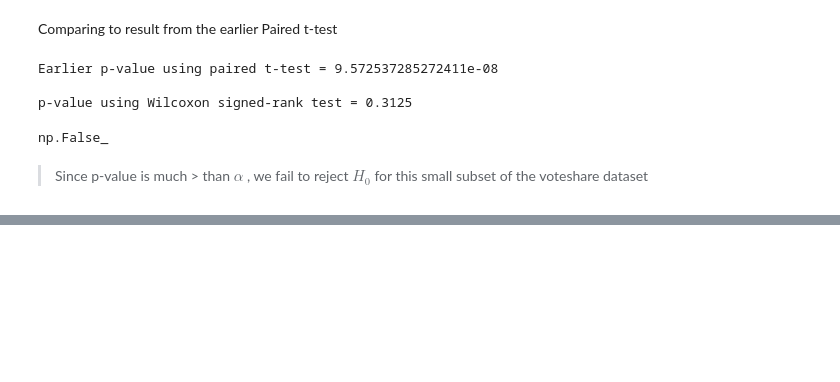
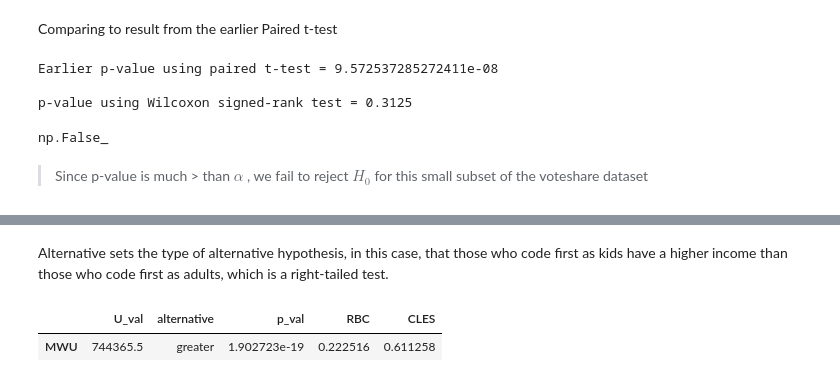
Before and after one commit to abhijeet-bhambere/python-ml-trail, a Jupyter notebook: hypothesis_testing.ipynb, the cells around one changed output, grey strips where cells are left out. Saved outputs shown, nothing was run; the diff lists cells and outputs as text; code cells hidden in the pictures; blank space fills up the shorter version.

```diff
--- a/hypothesis_testing.ipynb
+++ b/hypothesis_testing.ipynb
@@ -1337,0 +1352,12 @@ _____
+# %%
+# taking subset form stackoverflow dataframe
+agevscomp_sample = stackoverflowdf[["converted_comp", "age_first_code_cut"]].copy()
+# converting to wide format
+agevscomp_wide = agevscomp_sample.pivot(columns="age_first_code_cut" , values="converted_comp")
+print(agevscomp_sample.head())
+print("\n")
+print(agevscomp_wide.head())
+print("\n")
+# significance level
+agevscomp_alpha = 0.01
+print(agevscomp_alpha)
@@ -1337,0 +1382,8 @@ _____
+# %% [markdown]
+Alternative sets the type of alternative hypothesis, in this case, that those who code first as kids have a higher income than those who code first as adults, which is a right-tailed test.
+# %%
+# performing a right-tailed test
+pg.mwu(agevscomp_wide['child'], agevscomp_wide['adult'], alternative='greater')
+# %% [output]
+|  | U_val | alternative | p_val | RBC | CLES |
+| MWU | 744365.5 | greater | 1.902723e-19 | 0.222516 | 0.611258 |
```
Also changed, not shown: parts of 18 cells of this notebook.
